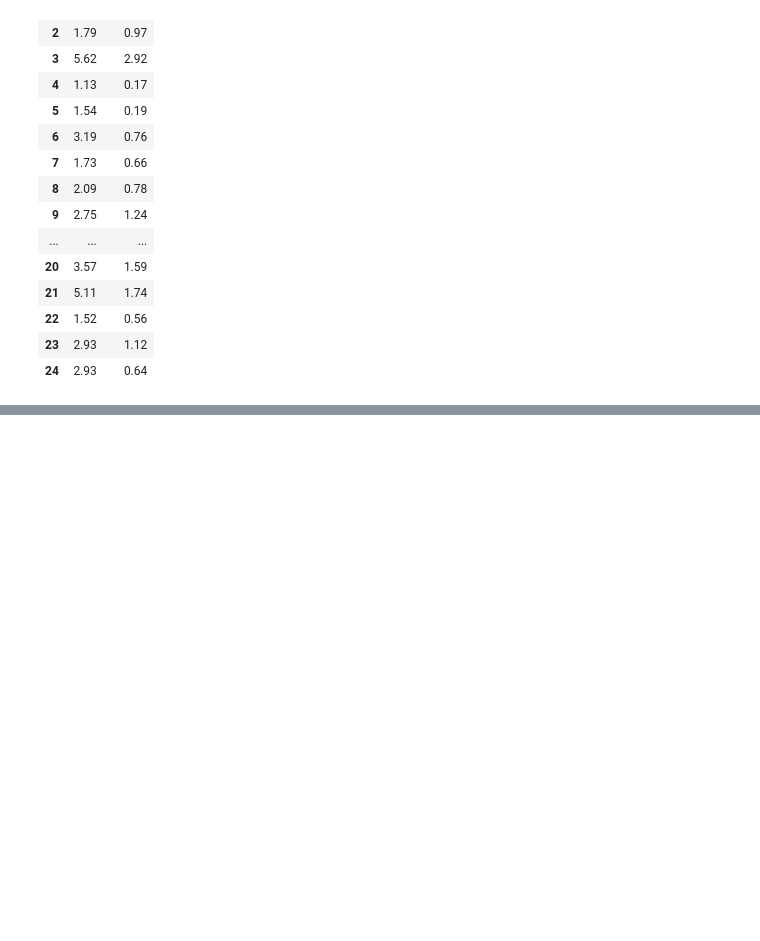
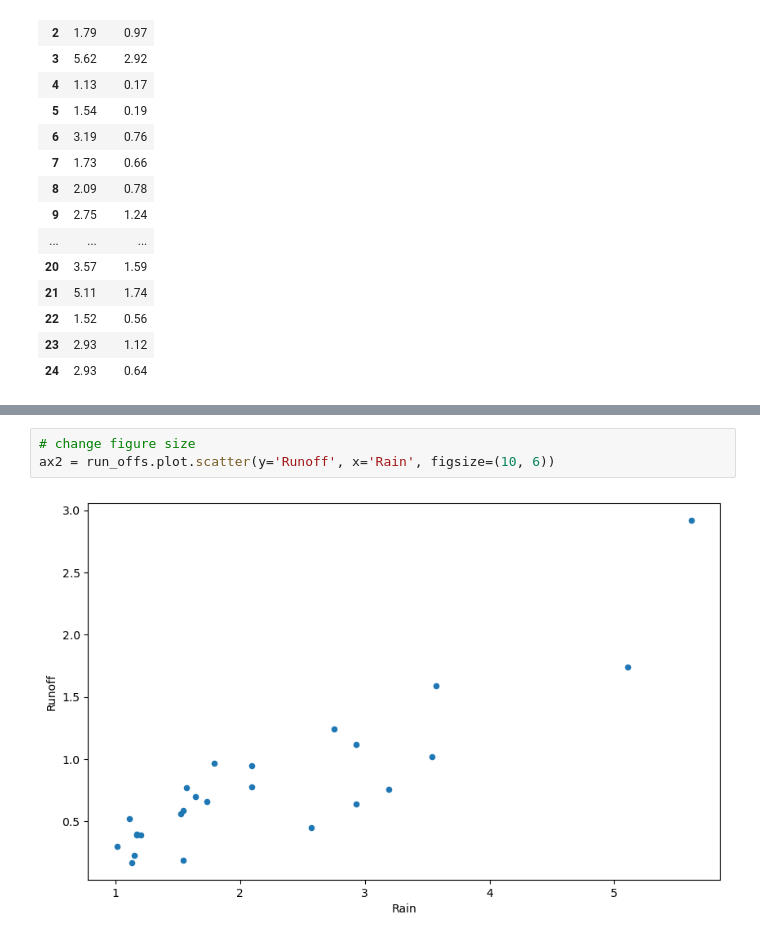
Before and after one commit to newbooks/plot_demo, a Jupyter notebook: demo.ipynb, the cells around one changed output, grey strips where cells are left out. Saved outputs shown, nothing was run; the diff lists cells and outputs as text; blank space fills up the shorter version.

```diff
--- a/demo.ipynb
+++ b/demo.ipynb
@@ -39,0 +39,5 @@ KeyError: 'Runoff'
+# %%
+# change figure size
+ax2 = run_offs.plot.scatter(y='Runoff', x='Rain', figsize=(10, 6))
+# %% [output]
+[figure, added]
```
Also changed, not shown: parts of 3 cells of this notebook, 1 other file.
